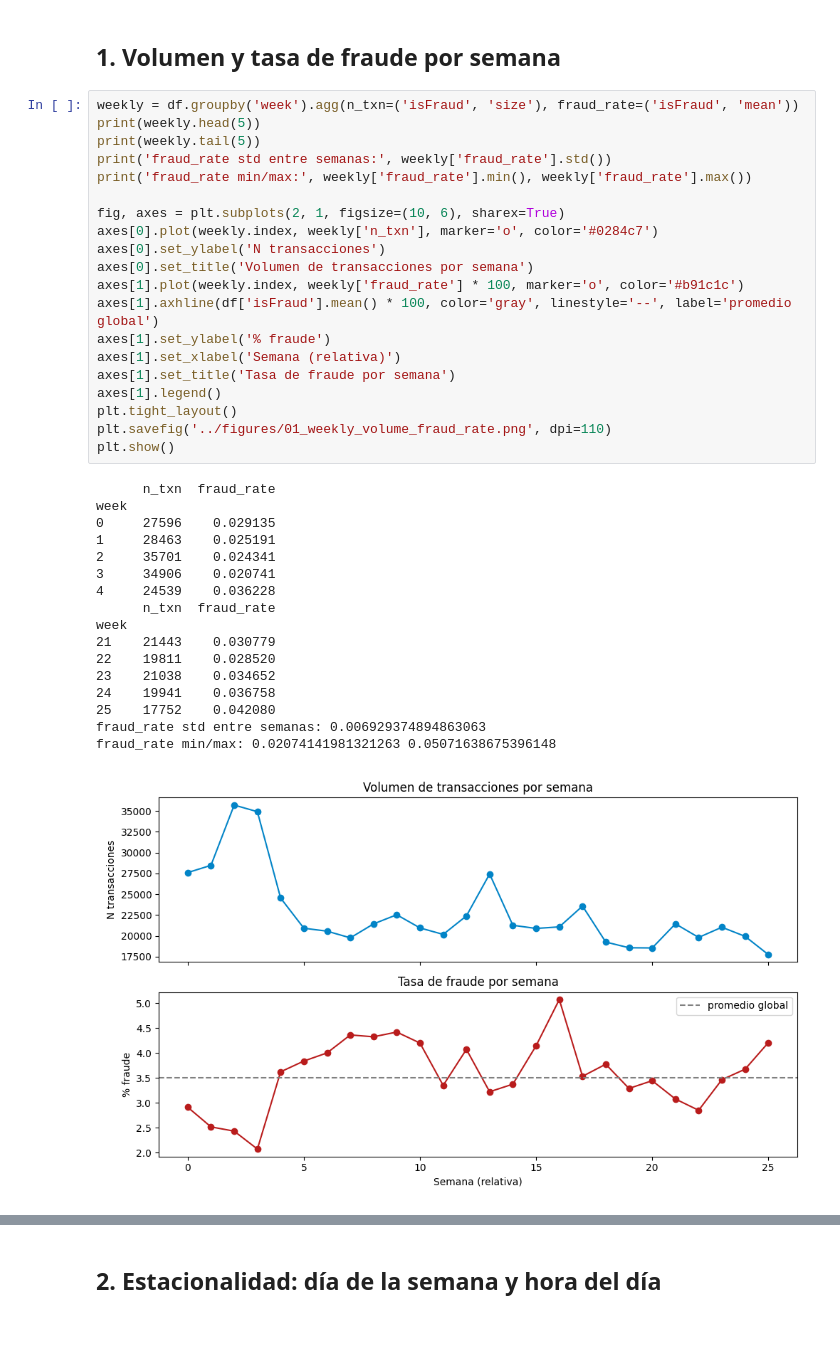
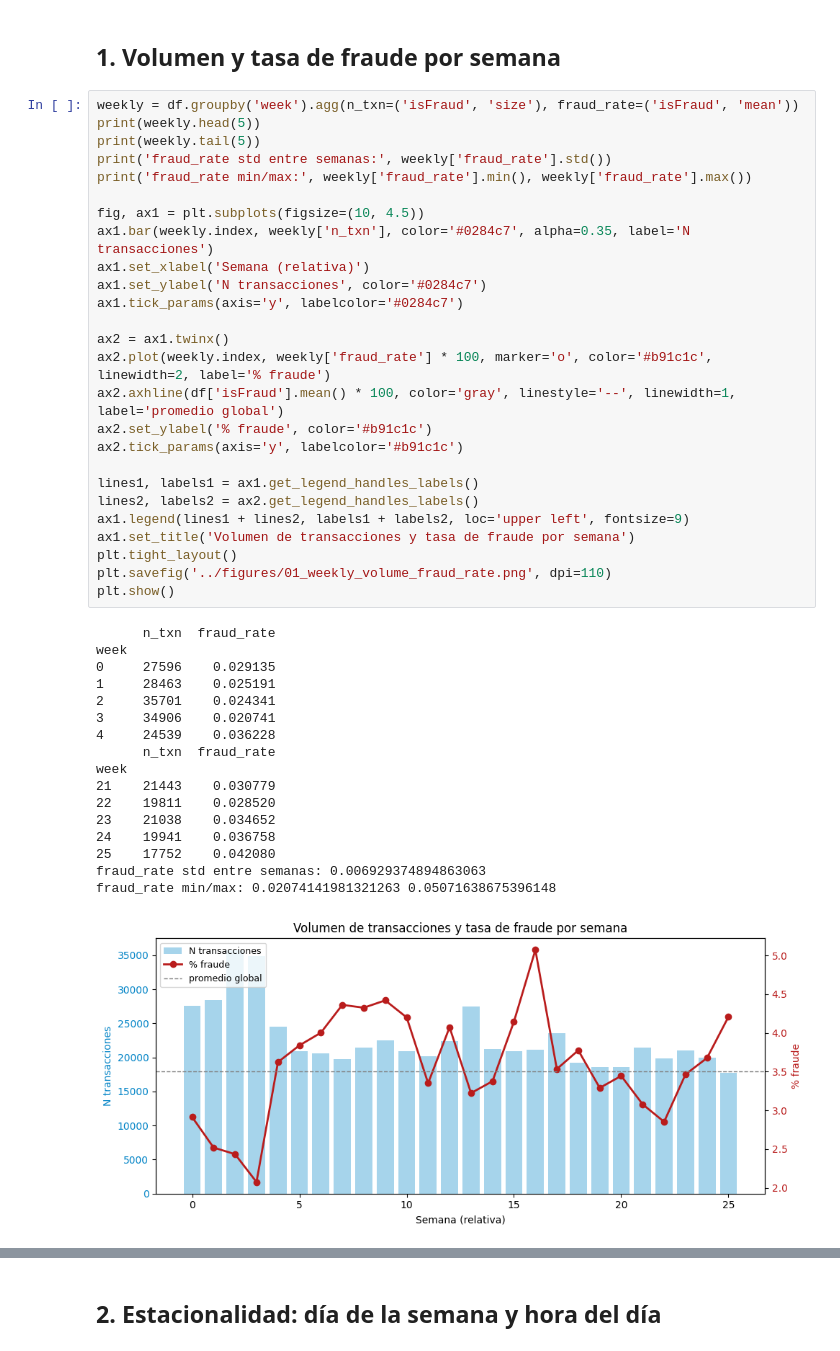
Before and after one commit to KarTaGo124/Planning-Decision-Making-AI, a Jupyter notebook: notebooks/01_eda_temporal.ipynb, the cells around one changed output, grey strips where cells are left out. Cells and saved outputs as stored; diff of their text form.

```diff
--- a/notebooks/01_eda_temporal.ipynb
+++ b/notebooks/01_eda_temporal.ipynb
@@ -26,41 +26,47 @@ n_days: 182  n_weeks: 26
 # %%
 weekly = df.groupby('week').agg(n_txn=('isFraud', 'size'), fraud_rate=('isFraud', 'mean'))
 print(weekly.head(5))
 print(weekly.tail(5))
 print('fraud_rate std entre semanas:', weekly['fraud_rate'].std())
 print('fraud_rate min/max:', weekly['fraud_rate'].min(), weekly['fraud_rate'].max())
 
-fig, axes = plt.subplots(2, 1, figsize=(10, 6), sharex=True)
-axes[0].plot(weekly.index, weekly['n_txn'], marker='o', color='#0284c7')
-axes[0].set_ylabel('N transacciones')
-axes[0].set_title('Volumen de transacciones por semana')
-axes[1].plot(weekly.index, weekly['fraud_rate'] * 100, marker='o', color='#b91c1c')
-axes[1].axhline(df['isFraud'].mean() * 100, color='gray', linestyle='--', label='promedio global')
-axes[1].set_ylabel('% fraude')
-axes[1].set_xlabel('Semana (relativa)')
-axes[1].set_title('Tasa de fraude por semana')
-axes[1].legend()
+fig, ax1 = plt.subplots(figsize=(10, 4.5))
+ax1.bar(weekly.index, weekly['n_txn'], color='#0284c7', alpha=0.35, label='N transacciones')
+ax1.set_xlabel('Semana (relativa)')
+ax1.set_ylabel('N transacciones', color='#0284c7')
+ax1.tick_params(axis='y', labelcolor='#0284c7')
+
+ax2 = ax1.twinx()
+ax2.plot(weekly.index, weekly['fraud_rate'] * 100, marker='o', color='#b91c1c', linewidth=2, label='% fraude')
+ax2.axhline(df['isFraud'].mean() * 100, color='gray', linestyle='--', linewidth=1, label='promedio global')
+ax2.set_ylabel('% fraude', color='#b91c1c')
+ax2.tick_params(axis='y', labelcolor='#b91c1c')
+
+lines1, labels1 = ax1.get_legend_handles_labels()
+lines2, labels2 = ax2.get_legend_handles_labels()
+ax1.legend(lines1 + lines2, labels1 + labels2, loc='upper left', fontsize=9)
+ax1.set_title('Volumen de transacciones y tasa de fraude por semana')
 plt.tight_layout()
 plt.savefig('../figures/01_weekly_volume_fraud_rate.png', dpi=110)
 plt.show()
 # %% [output]
       n_txn  fraud_rate
 week
 0     27596    0.029135
 1     28463    0.025191
 2     35701    0.024341
 3     34906    0.020741
 4     24539    0.036228
       n_txn  fraud_rate
 week
 21    21443    0.030779
 22    19811    0.028520
 23    21038    0.034652
 24    19941    0.036758
 25    17752    0.042080
 fraud_rate std entre semanas: 0.006929374894863063
 fraud_rate min/max: 0.02074141981321263 0.05071638675396148
-[figure, old version]
+[figure, new version]
 # %% [markdown]
 ![Volumen y tasa de fraude por semana](../figures/01_weekly_volume_fraud_rate.png)
 
```
Also changed, not shown: parts of 3 cells of this notebook, 2 other files.
